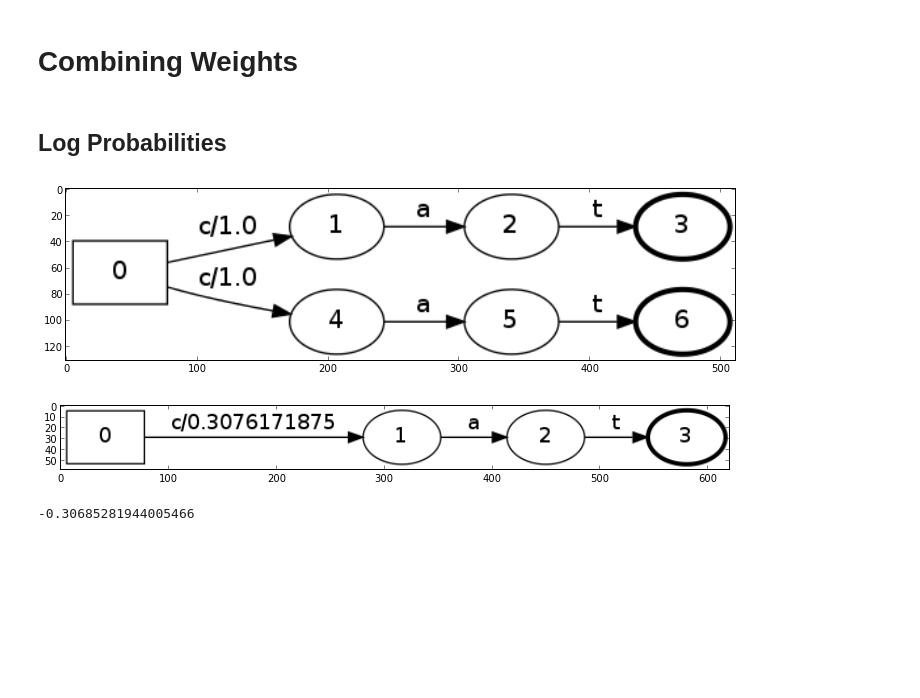
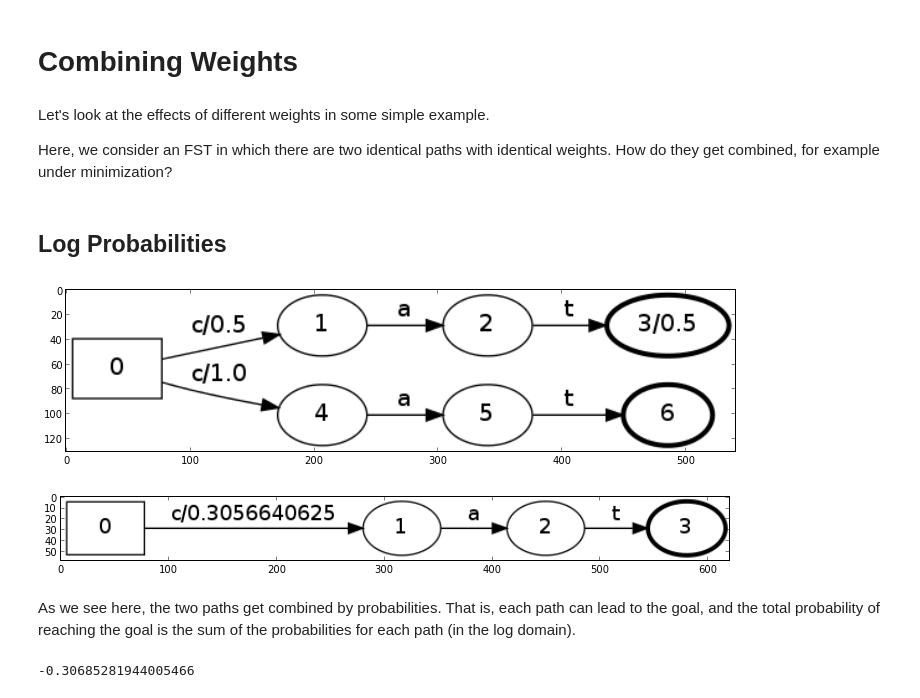
Before and after one commit to tmbdev-teaching/teaching-nlpa, a Jupyter notebook: openfst-weights-and-forwardbackward.ipynb, the cells around one changed output. Drawn from its saved outputs; the diff is of its cells as text; code cells hidden in the pictures; blank space fills up the shorter version.

```diff
--- a/openfst-weights-and-forwardbackward.ipynb
+++ b/openfst-weights-and-forwardbackward.ipynb
@@ -12,15 +12,20 @@ from fstutils import *
 figsize(12,4)
 # %% [markdown]
 # Combining Weights
+# %% [markdown]
+Let's look at the effects of different weights in some simple example.
+
+Here, we consider an FST in which there are two identical paths with identical weights.
+How do they get combined, for example under minimization?
 # %% [markdown]
 ## Log Probabilities
 # %%
 lf = LFST()
-lf.AddString("cat",1.0)
+lf.AddString("cat",0.5,0.5)
 lf.AddString("cat",1.0)
 show_fst(lf)
 # %% [output]
-[figure, old version]
+[figure, new version]
 # %%
 dfst = LFST()
 openfst.Determinize(lf,dfst)
@@ -28,6 +33,10 @@ openfst.Minimize(dfst)
 show_fst(dfst)
 # %% [output]
 [figure]
+# %% [markdown]
+As we see here, the two paths get combined by probabilities. That is, each path
+can lead to the goal, and the total probability of reaching the goal is the
+sum of the probabilities for each path (in the log domain).
 # %%
 log(exp(-1.0)+exp(-1.0))
 # %% [output]
```
Also changed, not shown: parts of 2 cells of this notebook, 1 other file.
